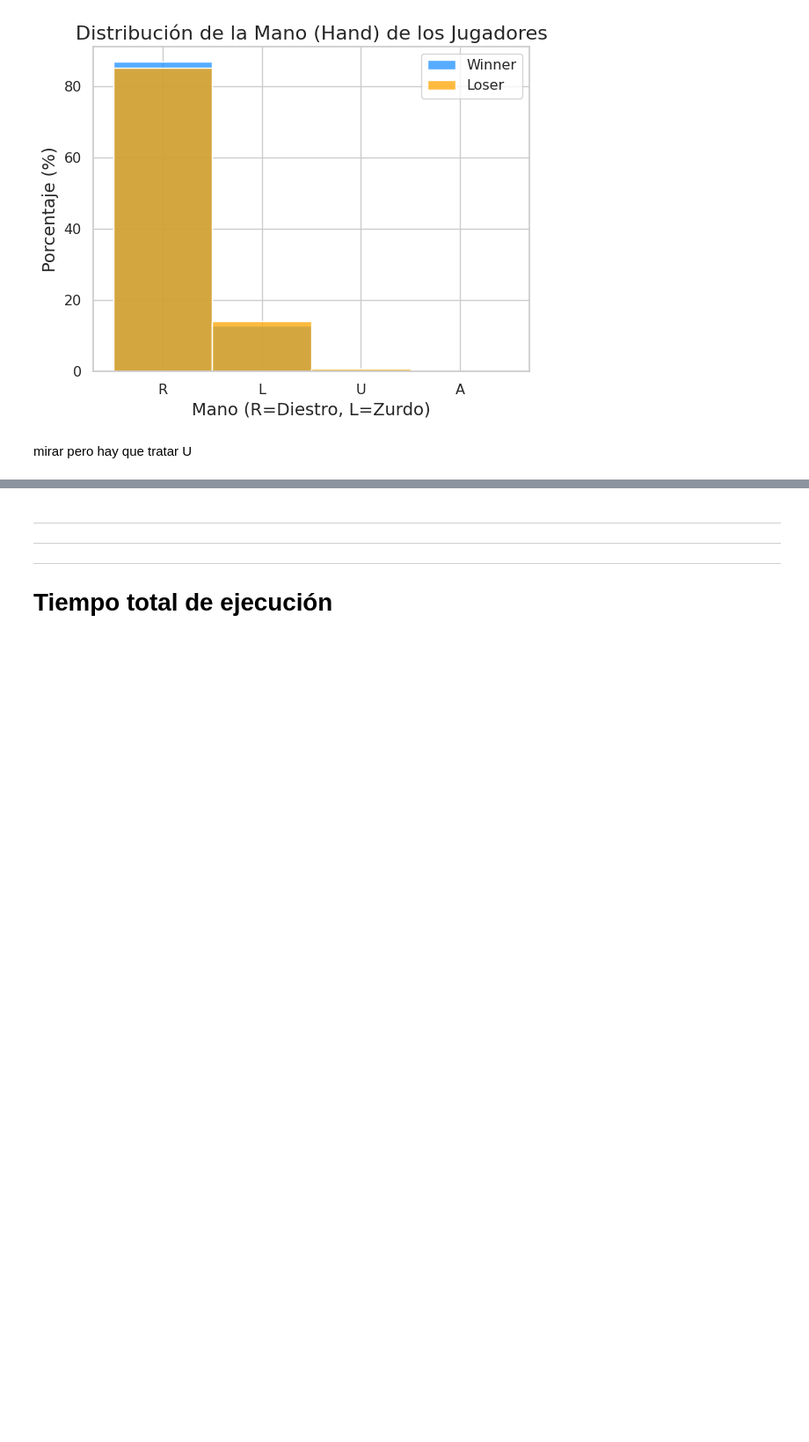
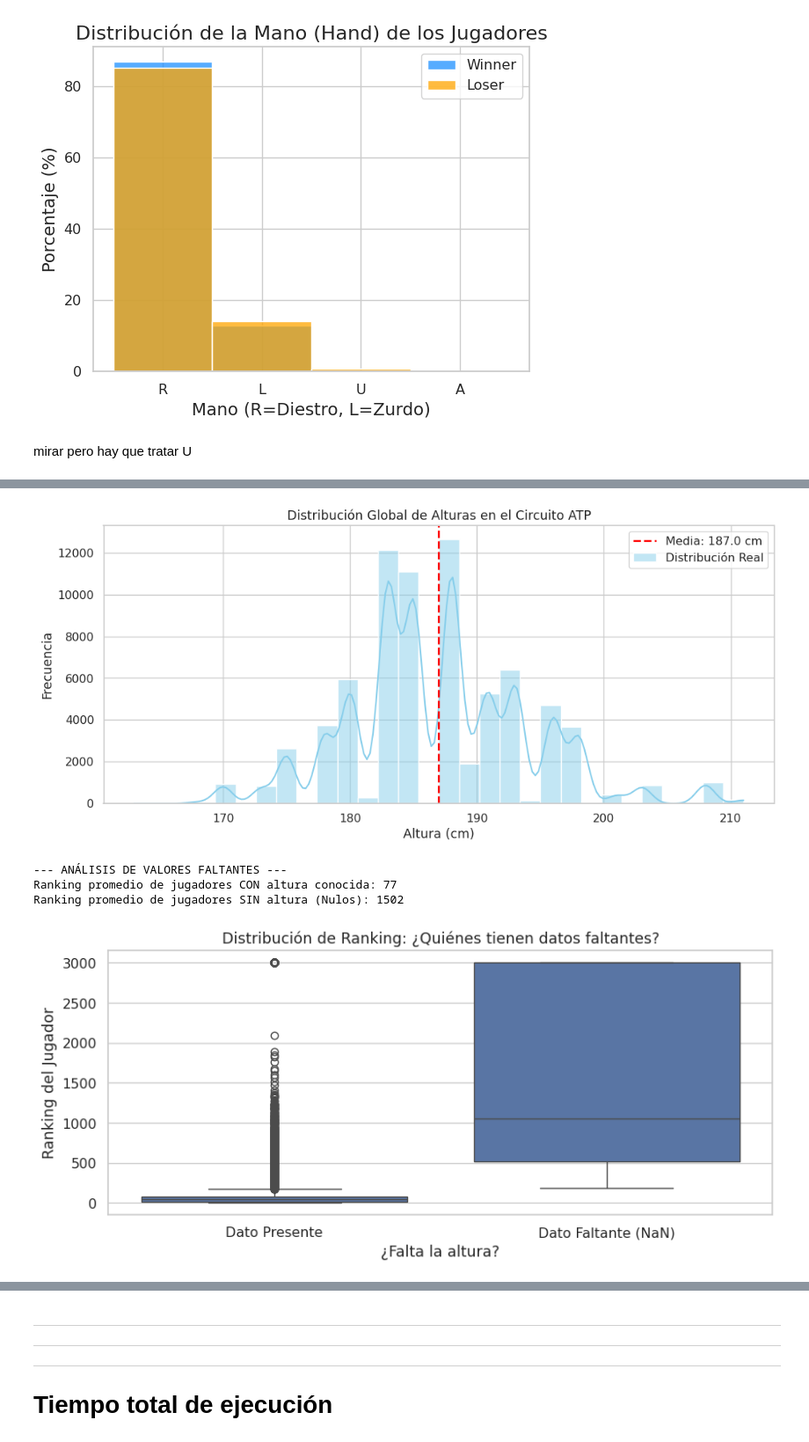
Before and after one commit to Sterrysx/Tennis-ML-APA, a Jupyter notebook: notebooks/01_preprocesado.ipynb, the cells around one changed output, grey strips where cells are left out. Shown at 88% size. Drawn from its saved outputs; the diff is of its cells as text; code cells hidden in the pictures; blank space fills up the shorter version.

```diff
--- a/notebooks/01_preprocesado.ipynb
+++ b/notebooks/01_preprocesado.ipynb
@@ -709,0 +884,56 @@ mirar pero hay que tratar U
+# %%
+import matplotlib.pyplot as plt
+import seaborn as sns
+import pandas as pd
+import numpy as np
+
+# --- 1. VISUALIZACIÓN DE LA DISTRIBUCIÓN (Winner + Loser) ---
+# Unimos ganadores y perdedores para ver la "población total" de tenistas
+all_heights = pd.concat([tennis['winner_ht'], tennis['loser_ht']])
+mean_height = all_heights.mean()
+
+plt.figure(figsize=(12, 5))
+
+# Histograma y densidad
+sns.histplot(all_heights, kde=True, bins=30, color='skyblue', label='Distribución Real')
+# Línea de la media
+plt.axvline(mean_height, color='red', linestyle='--', linewidth=2, label=f'Media: {mean_height:.1f} cm')
+
+plt.title('Distribución Global de Alturas en el Circuito ATP')
+plt.xlabel('Altura (cm)')
+plt.ylabel('Frecuencia')
+plt.legend()
+plt.show()
+
+# --- 2. ¿POR QUÉ FALTAN DATOS? (Análisis de Missing Values) ---
+# Hipótesis: Faltan datos en jugadores de RANKING BAJO (Desconocidos)
+
+# Creamos una columna temporal para identificar si falta la altura
+# Usamos winner para el ejemplo, pero aplica a ambos
+tennis['missing_ht_w'] = tennis['winner_ht'].isna()
+
+# Calculamos el ranking promedio de los que TIENEN altura vs los que NO
+rank_con_dato = tennis[tennis['missing_ht_w'] == False]['winner_rank'].mean()
+rank_sin_dato = tennis[tennis['missing_ht_w'] == True]['winner_rank'].mean()
+
+print("--- ANÁLISIS DE VALORES FALTANTES ---")
+print(f"Ranking promedio de jugadores CON altura conocida: {rank_con_dato:.0f}")
+print(f"Ranking promedio de jugadores SIN altura (Nulos): {rank_sin_dato:.0f}")
+
+# Visualización por Ranking
+plt.figure(figsize=(10, 4))
+sns.boxplot(x='missing_ht_w', y='winner_rank', data=tennis)
+plt.title('Distribución de Ranking: ¿Quiénes tienen datos faltantes?')
+plt.xlabel('¿Falta la altura?')
+plt.ylabel('Ranking del Jugador')
+plt.xticks([0, 1], ['Dato Presente', 'Dato Faltante (NaN)'])
+plt.show()
+
+# Limpieza auxiliar
+tennis.drop(columns=['missing_ht_w'], inplace=True)
+# %% [output]
+[figure, added]
+--- ANÁLISIS DE VALORES FALTANTES ---
+Ranking promedio de jugadores CON altura conocida: 77
+Ranking promedio de jugadores SIN altura (Nulos): 1502
+[figure, added]
```
Also changed, not shown: parts of 49 cells of this notebook, 2 other files.
